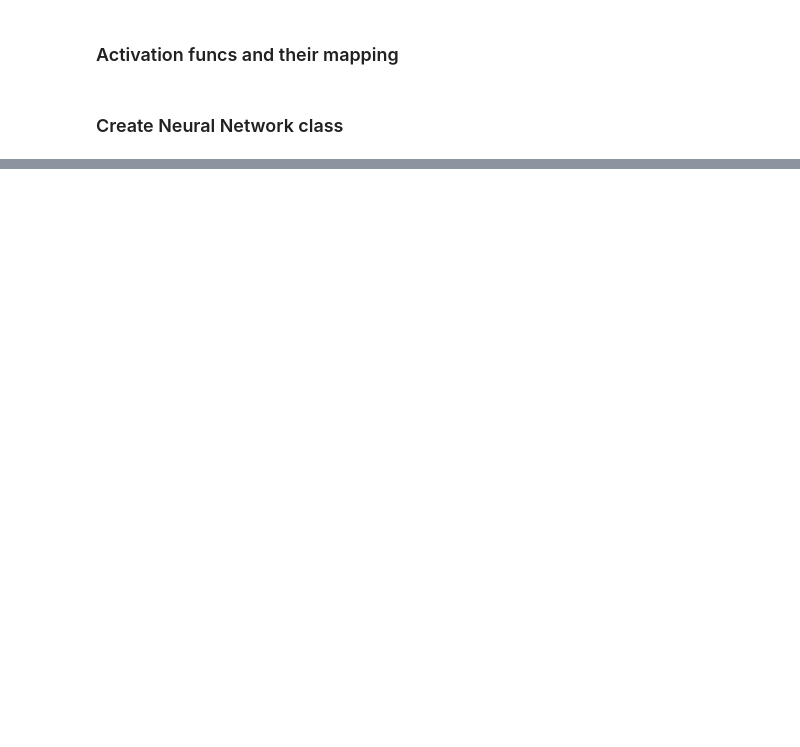
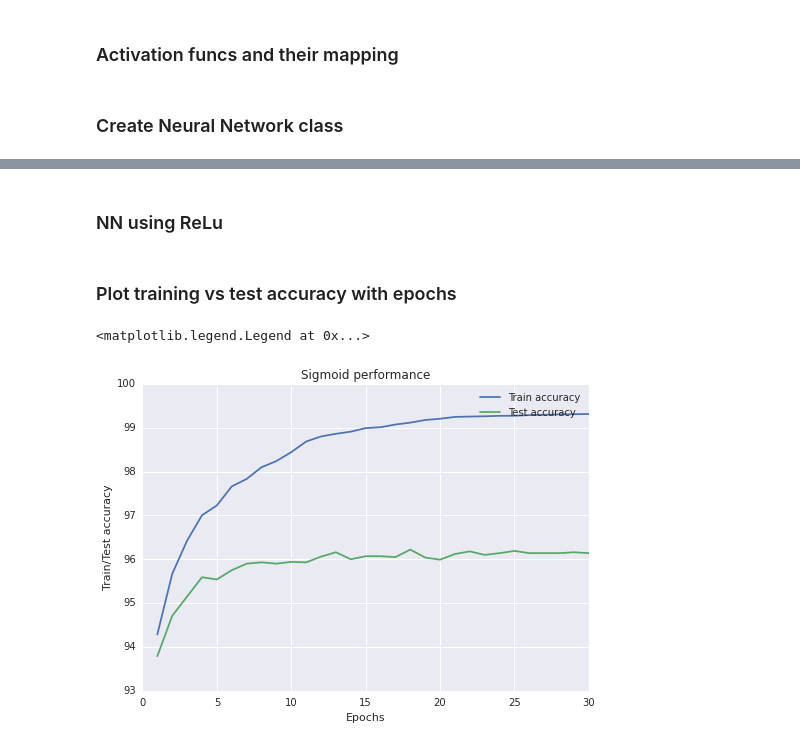
Before and after one commit to ankit2311/NeuralNetworks-CSE-253, a Jupyter notebook: Homework2/src/CS 253 HW 2.ipynb, the cells around one changed output, grey strips where cells are left out. Drawn from its saved outputs; the diff is of its cells as text; code cells hidden in the pictures; blank space fills up the shorter version.

```diff
--- a/Homework2/src/CS 253 HW 2.ipynb
+++ b/Homework2/src/CS 253 HW 2.ipynb
@@ -61,3 +63,4 @@ y_train_t = np.zeros((60000,10))
 # %%
-for i,val in enumerate(y_train):
-    y_train_t[i][val] = 1
+y_test_t = np.zeros((10000,10))
+for i,val in enumerate(y_test):
+    y_test_t[i][val] = 1
@@ -226,3 +100,0 @@ y_train = y_train.reshape(60000,1)
-# %%
-for i in xrange(20):
-    print rmsprop.train(x_train, Y, 40)
@@ -246,0 +247,2 @@ array([  3.47602321e-03,   3.54317344e-05,   2.22870847e-03,
+# %% [markdown]
+### NN using ReLu
@@ -246,0 +256,16 @@ array([  3.47602321e-03,   3.54317344e-05,   2.22870847e-03,
+# %% [markdown]
+### Plot training vs test accuracy with epochs
+# %%
+x = [i+1 for i in xrange(30)]
+sigmoid_train = [94.286666666666662, 95.666666666666671, 96.425000000000011, 97.00333333333333, 97.228333333333339, 97.661666666666662, 97.831666666666663, 98.098333333333329, 98.240000000000009, 98.443333333333342, 98.685000000000002, 98.801666666666662, 98.861666666666665, 98.909999999999997, 98.99166666666666, 99.01166666666667, 99.073333333333338, 99.11666666666666, 99.176666666666662, 99.204999999999998, 99.24666666666667, 99.25500000000001, 99.26166666666667, 99.271666666666675, 99.273333333333341, 99.288333333333327, 99.295000000000002, 99.304999999999993, 99.308333333333337, 99.313333333333333]
+sigmoid_test = [93.789999999999992, 94.710000000000008, 95.150000000000006, 95.590000000000003, 95.540000000000006, 95.75, 95.899999999999991, 95.930000000000007, 95.899999999999991, 95.939999999999998, 95.930000000000007, 96.060000000000002, 96.159999999999997, 96.0, 96.069999999999993, 96.069999999999993, 96.049999999999997, 96.219999999999999, 96.040000000000006, 95.989999999999995, 96.120000000000005, 96.179999999999993, 96.099999999999994, 96.140000000000001, 96.189999999999998, 96.140000000000001, 96.140000000000001, 96.140000000000001, 96.159999999999997, 96.140000000000001]
+
+sns.plt.xlabel("Epochs")
+sns.plt.ylabel("Train/Test accuracy")
+sns.plt.plot(x, sigmoid_train,  label = "Train accuracy" )
+sns.plt.plot(x, sigmoid_test,  label = "Test accuracy" )
+sns.plt.title("Sigmoid performance")
+sns.plt.legend()
+# %% [output]
+<matplotlib.legend.Legend at 0x...>
+[figure, added]
```
Also changed, not shown: parts of 44 cells of this notebook.
